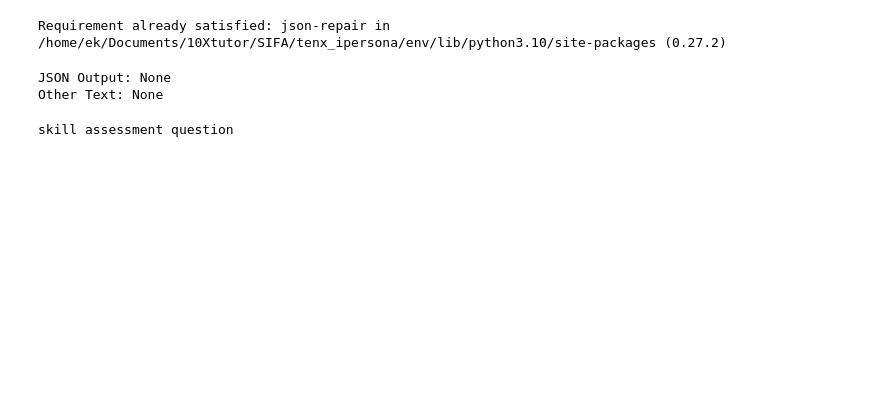
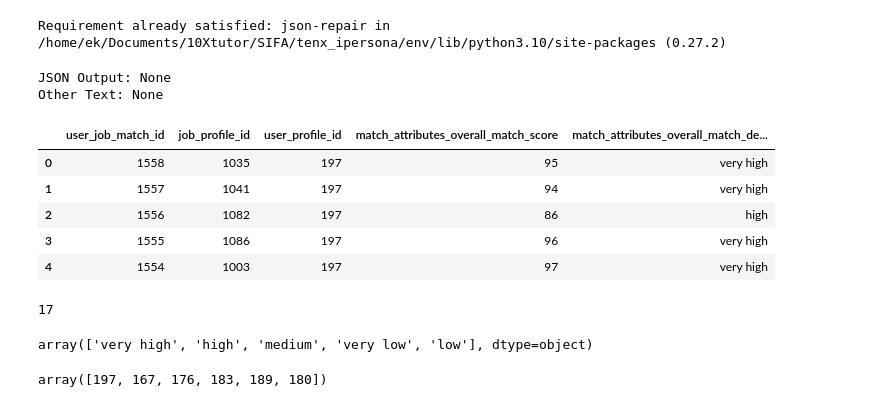
Before and after one commit to Feven0/PT, a Jupyter notebook: notebooks/cv_analysis_fixing_issues.ipynb, the cells around one changed output. Drawn from its saved outputs; the diff is of its cells as text; code cells hidden in the pictures; blank space fills up the shorter version.

Commit message:
prompt changes

```diff
--- a/notebooks/cv_analysis_fixing_issues.ipynb
+++ b/notebooks/cv_analysis_fixing_issues.ipynb
@@ -126,27 +126,3 @@ print("Other Text:", other_text)
 # %% [output]
 JSON Output: None
 Other Text: None
-# %%
-def interview_chat_response(data):
-
-    try:
-        prompt_section = None
-
-        if(data < 4):
-            print("background question")
-
-        elif(data < 9):
-            print("skill assessment question")
-
-        elif(data < 12):
-            print("behavioral question")
-
-        elif(data < 15):
-            print("ability question")
-    except Exception as e:
-        print(e)
-
-data = 5
-interview_chat_response(data)
-# %% [output]
-skill assessment question
@@ -152,0 +140,13 @@ skill assessment question
+# %%
+import pandas as pd
+import pprint as pp
+df = pd.read_csv('./dataset/extracted/job_match.csv', index_col=0)
+len(df)
+df.head()
+# %% [output]
+|  | user_job_match_id | job_profile_id | user_profile_id | match_attributes_overall_match_score | match_attributes_overall_match_de... |
+| 0 | 1558 | 1035 | 197 | 95 | very high |
+| 1 | 1557 | 1041 | 197 | 94 | very high |
+| 2 | 1556 | 1082 | 197 | 86 | high |
+| 3 | 1555 | 1086 | 197 | 96 | very high |
+| 4 | 1554 | 1003 | 197 | 97 | very high |
@@ -152,0 +157,27 @@ skill assessment question
+# %%
+# Get unique user_profile_ids
+unique_user_ids = result_df['user_profile_id'].unique()
+
+# Create a dictionary to store results
+user_data = {}
+
+# Fetch 3 rows for each unique user_profile_id
+for user_id in unique_user_ids:
+    user_data[user_id] = result_df[result_df['user_profile_id'] == user_id].head(3)
+
+# Optionally, convert the dictionary to a DataFrame for better display
+final_result_df = pd.concat(user_data.values())
+
+len(final_result_df)
+
+# final_result_df
+# %% [output]
+17
+# %%
+df['match_attributes_overall_match_degree'].unique()
+# %% [output]
+array(['very high', 'high', 'medium', 'very low', 'low'], dtype=object)
+# %%
+result_df['user_profile_id'].unique()
+# %% [output]
+array([197, 167, 176, 183, 189, 180])
```
Also changed, not shown: parts of 15 cells of this notebook, 45 other files.
